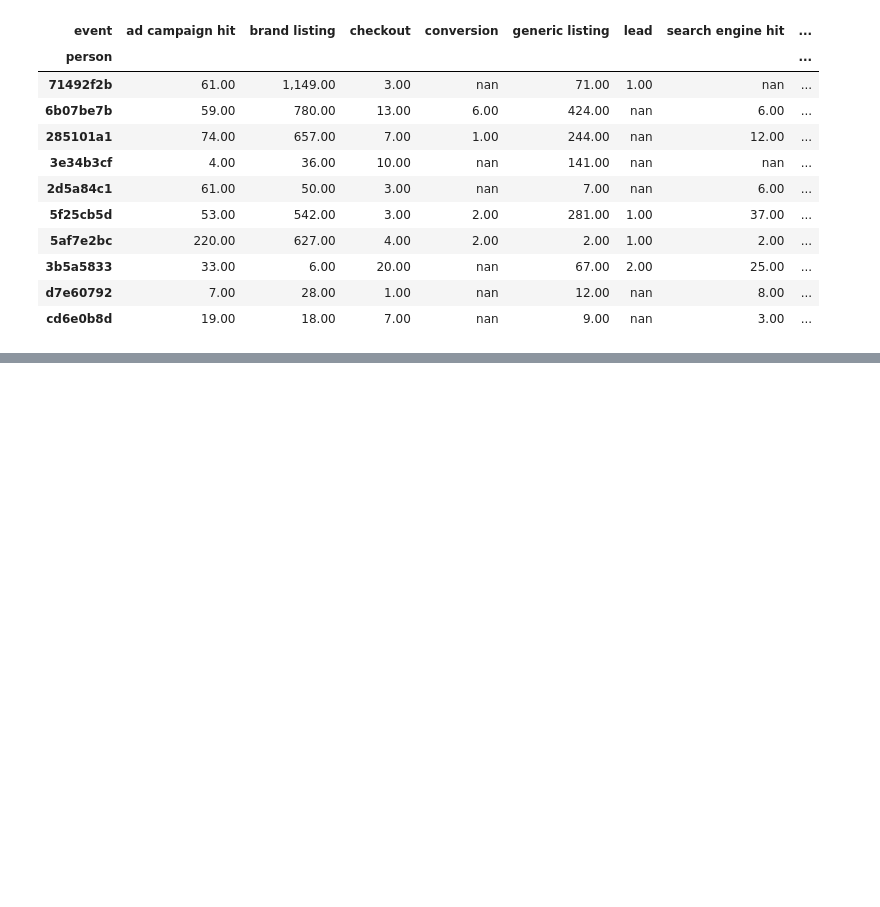
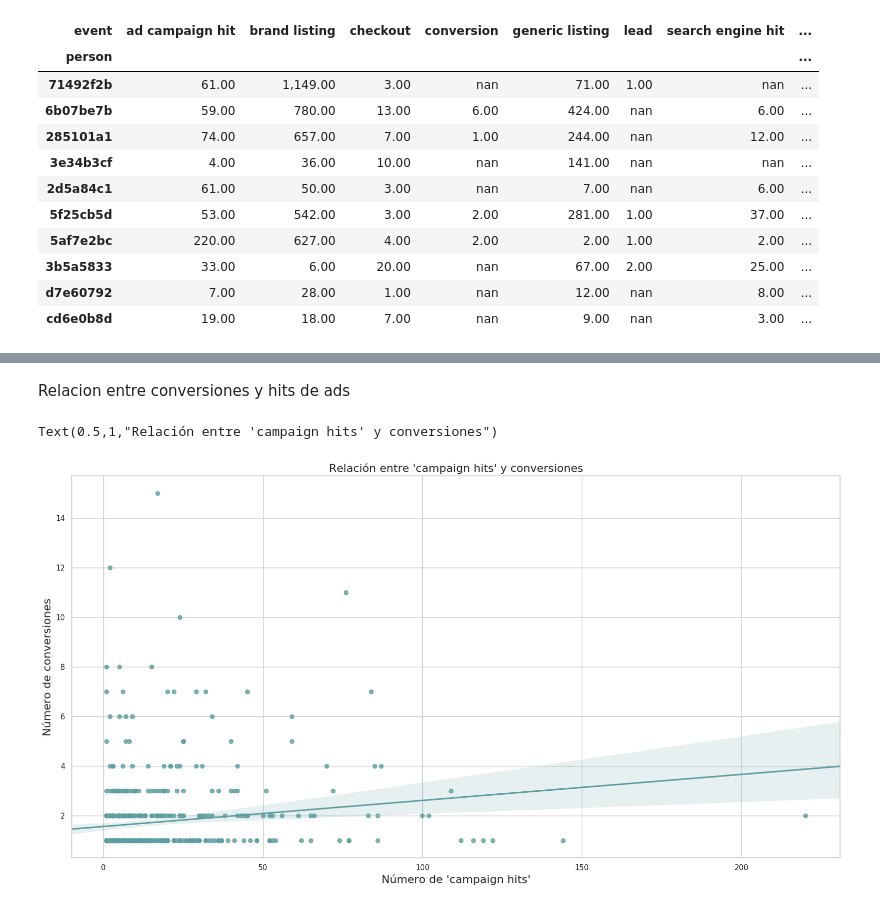
Before and after one commit to fran122157/datos-2018-2-TP1, a Jupyter notebook: TP1-trocafone.ipynb, the cells around one changed output, grey strips where cells are left out. Saved outputs shown, nothing was run; the diff lists cells and outputs as text; code cells hidden in the pictures; blank space fills up the shorter version.

```diff
--- a/TP1-trocafone.ipynb
+++ b/TP1-trocafone.ipynb
@@ -194,0 +199,10 @@ Text(0,0.5,'Usuario')
+# %% [markdown]
+Relacion entre conversiones y hits de ads
+# %%
+g = sns.regplot(x='ad campaign hit', y='conversion', data=events_by_users, color="cadetblue")
+g.set_xlabel("Número de 'campaign hits'", fontsize=16)
+g.set_ylabel("Número de conversiones", fontsize=16)
+g.set_title("Relación entre 'campaign hits' y conversiones", fontsize=16)
+# %% [output]
+Text(0.5,1,"Relación entre 'campaign hits' y conversiones")
+[figure, added]
```
Also changed, not shown: parts of 6 cells of this notebook.
